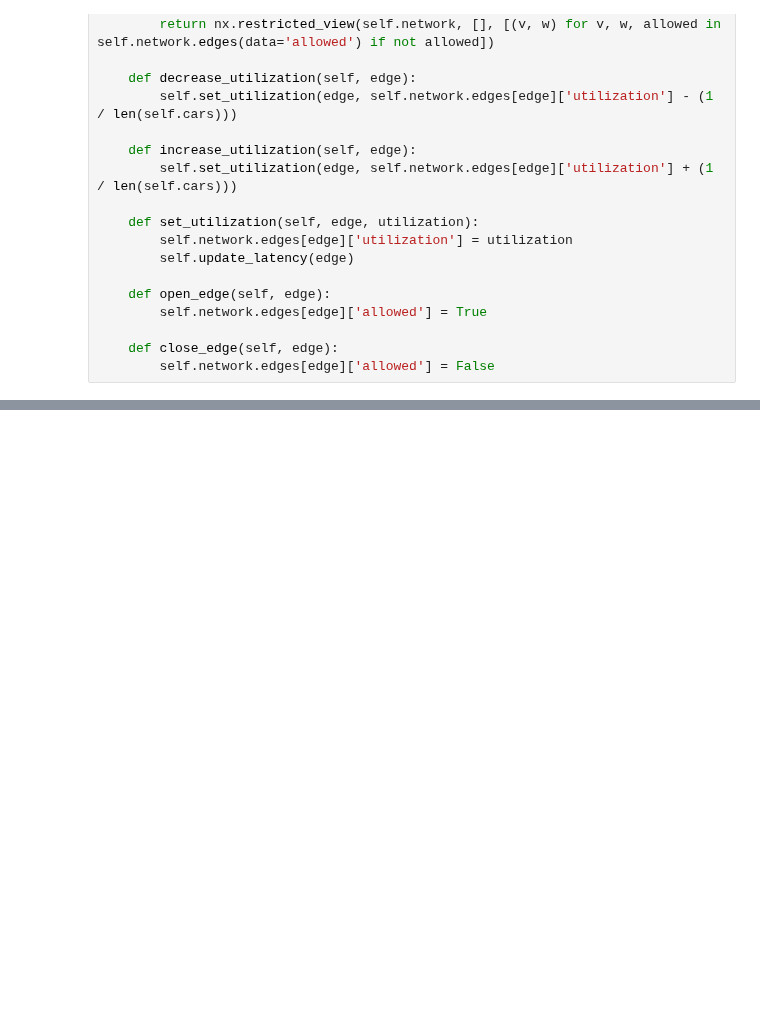
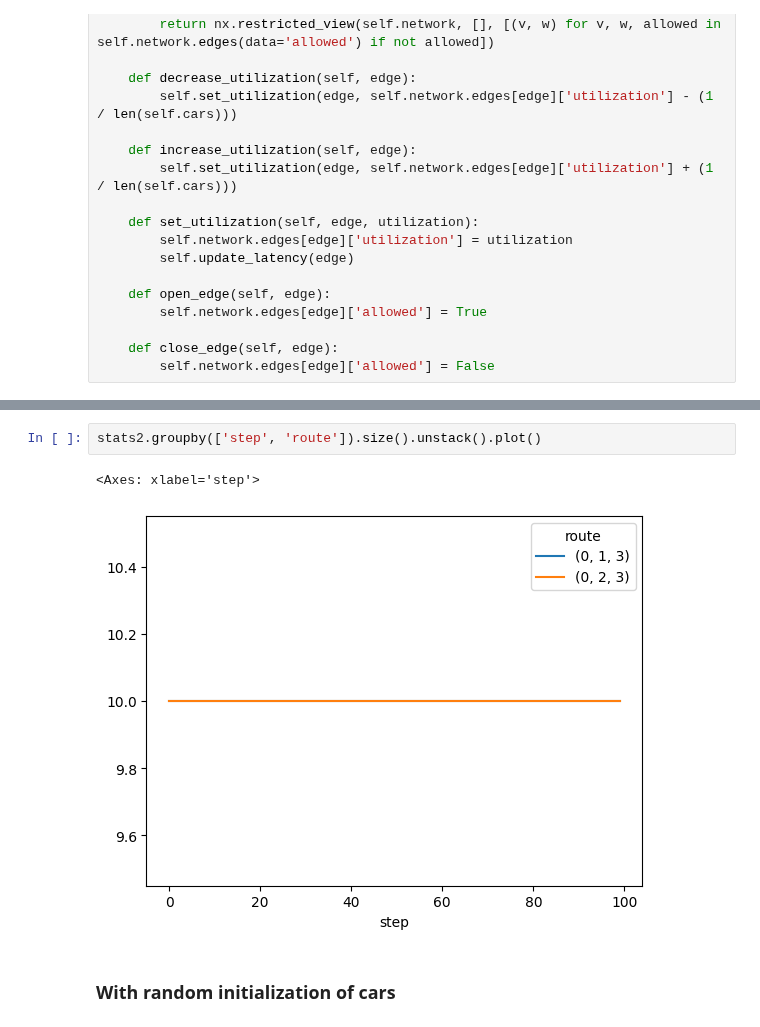
Before and after one commit to michoest/aamas-2024, a Jupyter notebook: src/traffic/v1/one_step.ipynb, the cells around one changed output, grey strips where cells are left out. Saved outputs shown, nothing was run; the diff lists cells and outputs as text; blank space fills up the shorter version.

Commit message:
Add random cars and grid

```diff
--- a/src/traffic/v1/one_step.ipynb
+++ b/src/traffic/v1/one_step.ipynb
@@ -135,0 +145,7 @@ stats['social_welfare'].plot()
+# %%
+stats2.groupby(['step', 'route']).size().unstack().plot()
+# %% [output]
+<Axes: xlabel='step'>
+[figure, added]
+# %% [markdown]
+### With random initialization of cars
```
Also changed, not shown: parts of 16 cells of this notebook, 1 other file.
